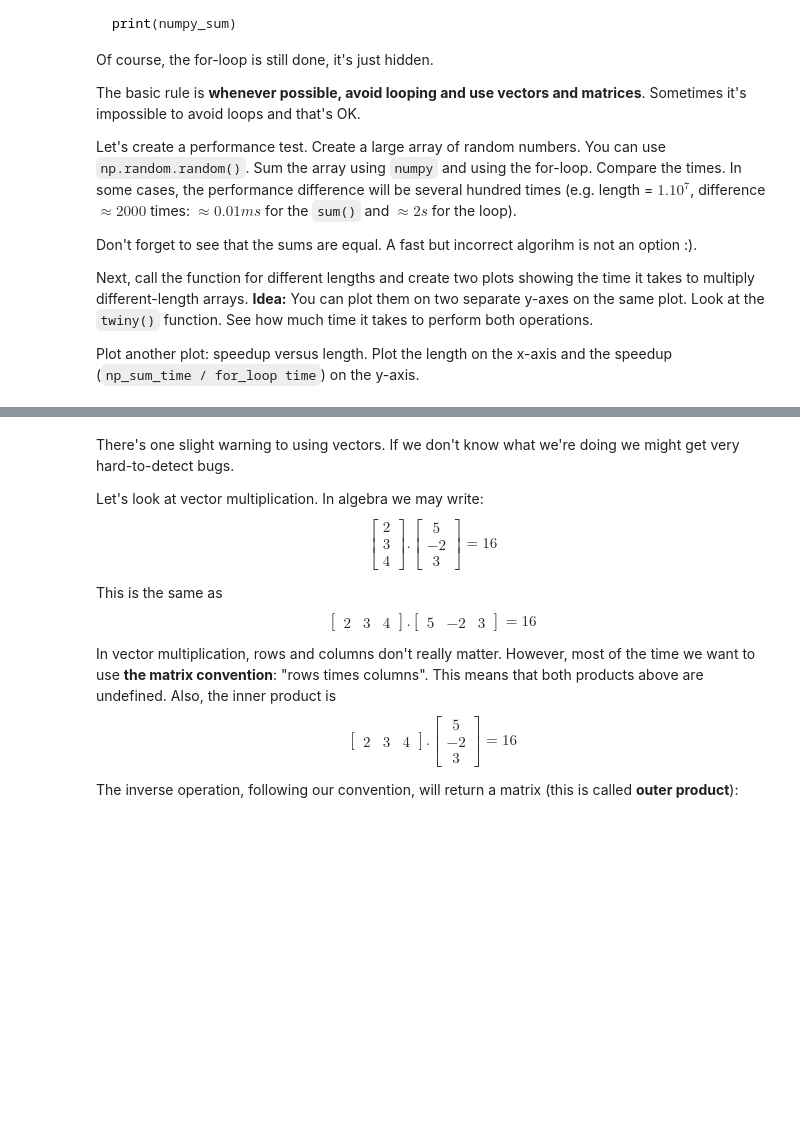
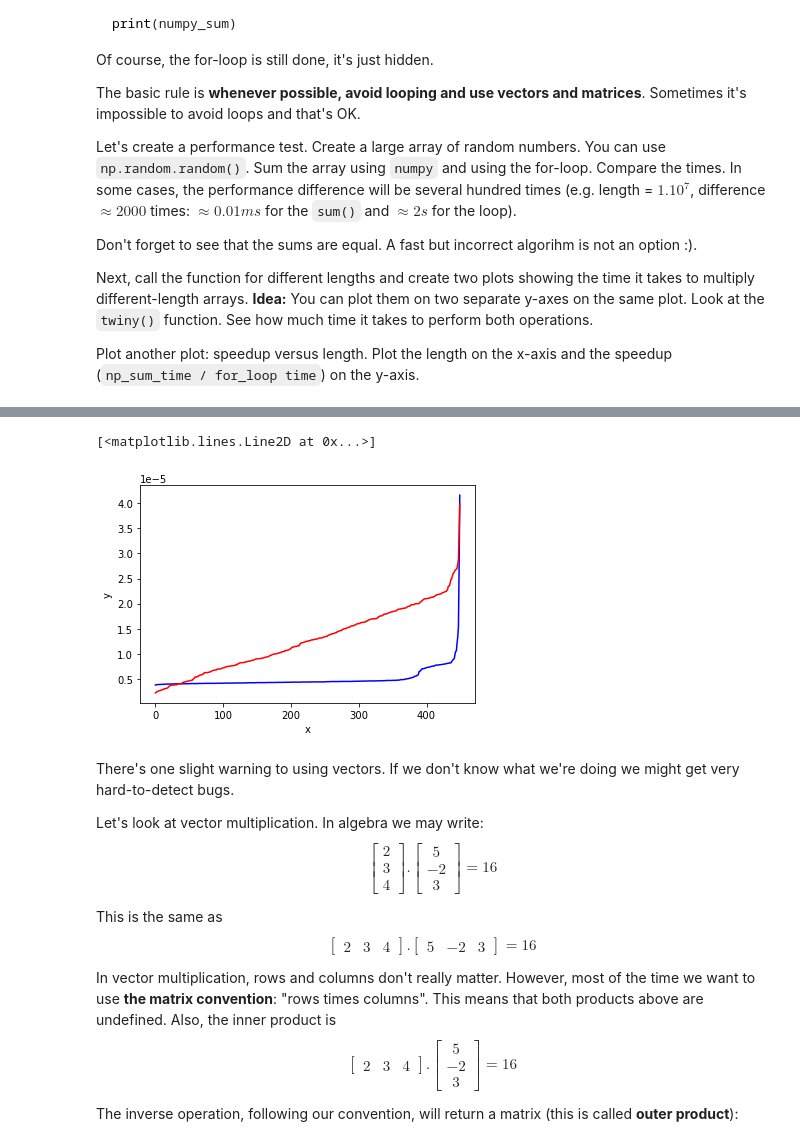
Before and after one commit to atkuzmanov/softuni-ai-mathconceptsfordevs-2021, a Jupyter notebook: 8-linear-algebra-exercise-2021-03-09/06-Linear-Algebra-Exercise-homework/Linear Algebra Exercise.ipynb, the cells around one changed output, grey strips where cells are left out. Saved outputs shown, nothing was run; the diff lists cells and outputs as text; code cells hidden in the pictures; blank space fills up the shorter version.

```diff
--- a/8-linear-algebra-exercise-2021-03-09/06-Linear-Algebra-Exercise-homework/Linear Algebra Exercise.ipynb
+++ b/8-linear-algebra-exercise-2021-03-09/06-Linear-Algebra-Exercise-homework/Linear Algebra Exercise.ipynb
@@ -224,3 +226,12 @@ plt.plot(pyt, np.arange(0,len(pyt),1,float), c = "r")
+# %%
+plt.xlabel("x")
+plt.ylabel("y")
+# plt.gca().set_aspect("equal")
+plt.plot(np.arange(0,len(npt),1,int), np.sort(npt), c = "b")
+plt.plot(np.arange(0,len(pyt),1,int), np.sort(pyt), c = "r")
+# %% [output]
+[<matplotlib.lines.Line2D at 0x...>]
+[figure, added]
 # %% [markdown]
 There's one slight warning to using vectors. If we don't know what we're doing we might get very hard-to-detect bugs.
 
```
Also changed, not shown: parts of 4 cells of this notebook.
